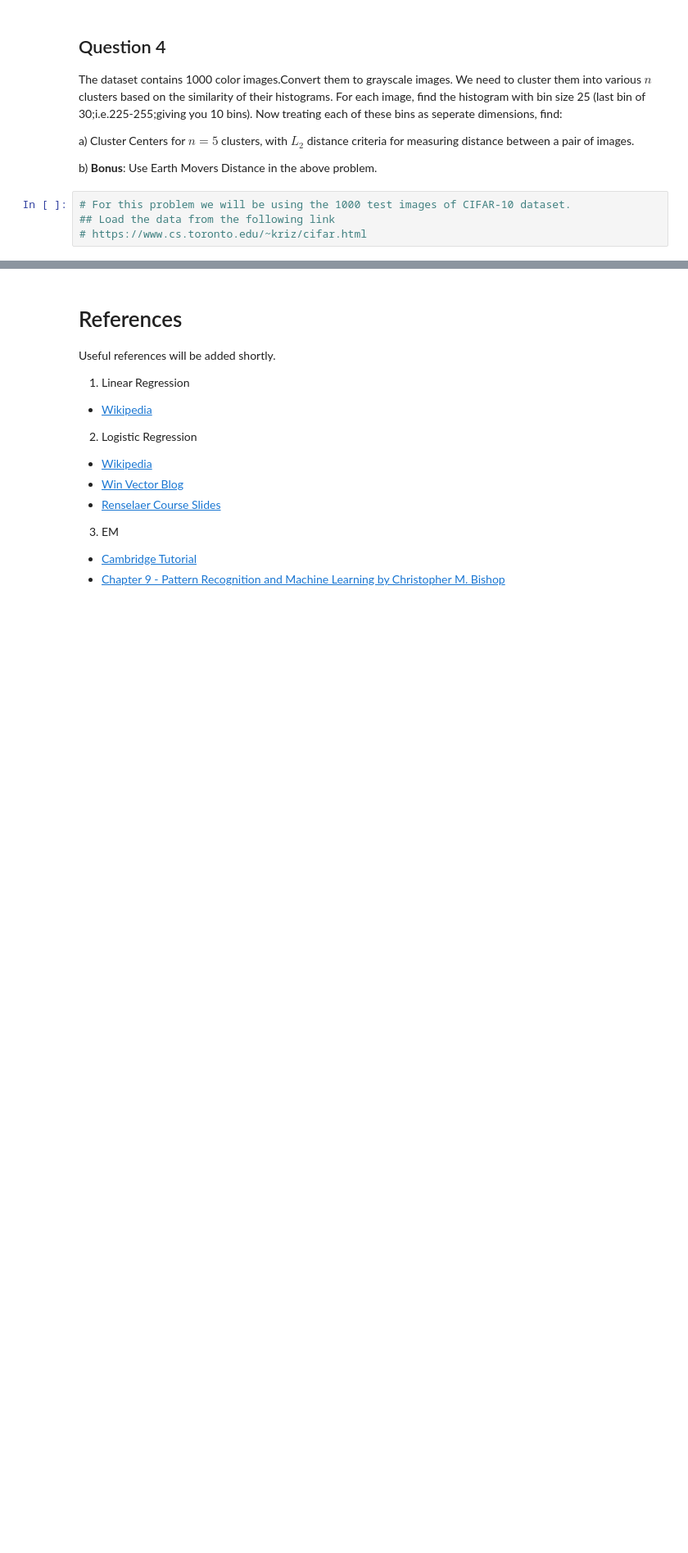
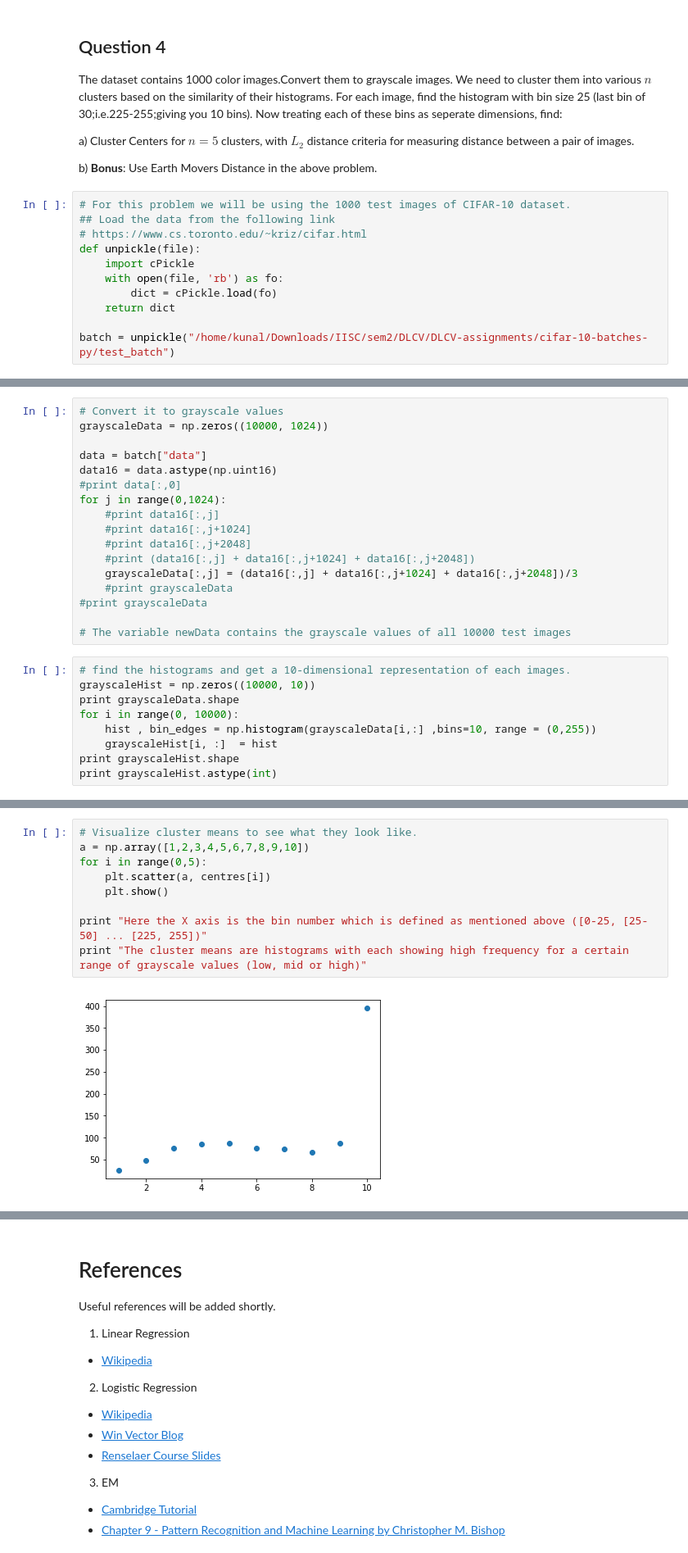
Before and after one commit to kunalchelani/DLCV-assignments, a Jupyter notebook: Assignment_1.ipynb, the cells around one changed output, grey strips where cells are left out. Shown: that part at 82% size. Saved outputs shown, nothing was run; the diff lists cells and outputs as text; blank space fills up the shorter version.

```diff
--- a/Assignment_1.ipynb
+++ b/Assignment_1.ipynb
@@ -202,3 +567,10 @@ b) **Bonus**: Use Earth Movers Distance in the above problem.
 # For this problem we will be using the 1000 test images of CIFAR-10 dataset.
 ## Load the data from the following link
 # https://www.cs.toronto.edu/~kriz/cifar.html
+def unpickle(file):
+    import cPickle
+    with open(file, 'rb') as fo:
+        dict = cPickle.load(fo)
+    return dict
+
+batch = unpickle("/home/kunal/Downloads/IISC/sem2/DLCV/DLCV-assignments/cifar-10-batches-py/test_batch")
@@ -212,0 +577,26 @@ b) **Bonus**: Use Earth Movers Distance in the above problem.
+# %%
+# Convert it to grayscale values
+grayscaleData = np.zeros((10000, 1024))
+
+data = batch["data"]
+data16 = data.astype(np.uint16)
+#print data[:,0]
+for j in range(0,1024):
+    #print data16[:,j]
+    #print data16[:,j+1024]
+    #print data16[:,j+2048]
+    #print (data16[:,j] + data16[:,j+1024] + data16[:,j+2048])
+    grayscaleData[:,j] = (data16[:,j] + data16[:,j+1024] + data16[:,j+2048])/3
+    #print grayscaleData
+#print grayscaleData
+
+# The variable newData contains the grayscale values of all 10000 test images
+# %%
+# find the histograms and get a 10-dimensional representation of each images.
+grayscaleHist = np.zeros((10000, 10))
+print grayscaleData.shape
+for i in range(0, 10000):
+    hist , bin_edges = np.histogram(grayscaleData[i,:] ,bins=10, range = (0,255))
+    grayscaleHist[i, :]  = hist
+print grayscaleHist.shape
+print grayscaleHist.astype(int)
@@ -212,0 +657,11 @@ b) **Bonus**: Use Earth Movers Distance in the above problem.
+# %%
+# Visualize cluster means to see what they look like.
+a = np.array([1,2,3,4,5,6,7,8,9,10])
+for i in range(0,5):
+    plt.scatter(a, centres[i])
+    plt.show()
+
+print "Here the X axis is the bin number which is defined as mentioned above ([0-25, [25-50] ... [225, 255])"
+print "The cluster means are histograms with each showing high frequency for a certain range of grayscale values (low, mid or high)"
+# %% [output]
+[figure, added]
```
Also changed, not shown: parts of 27 cells of this notebook.
